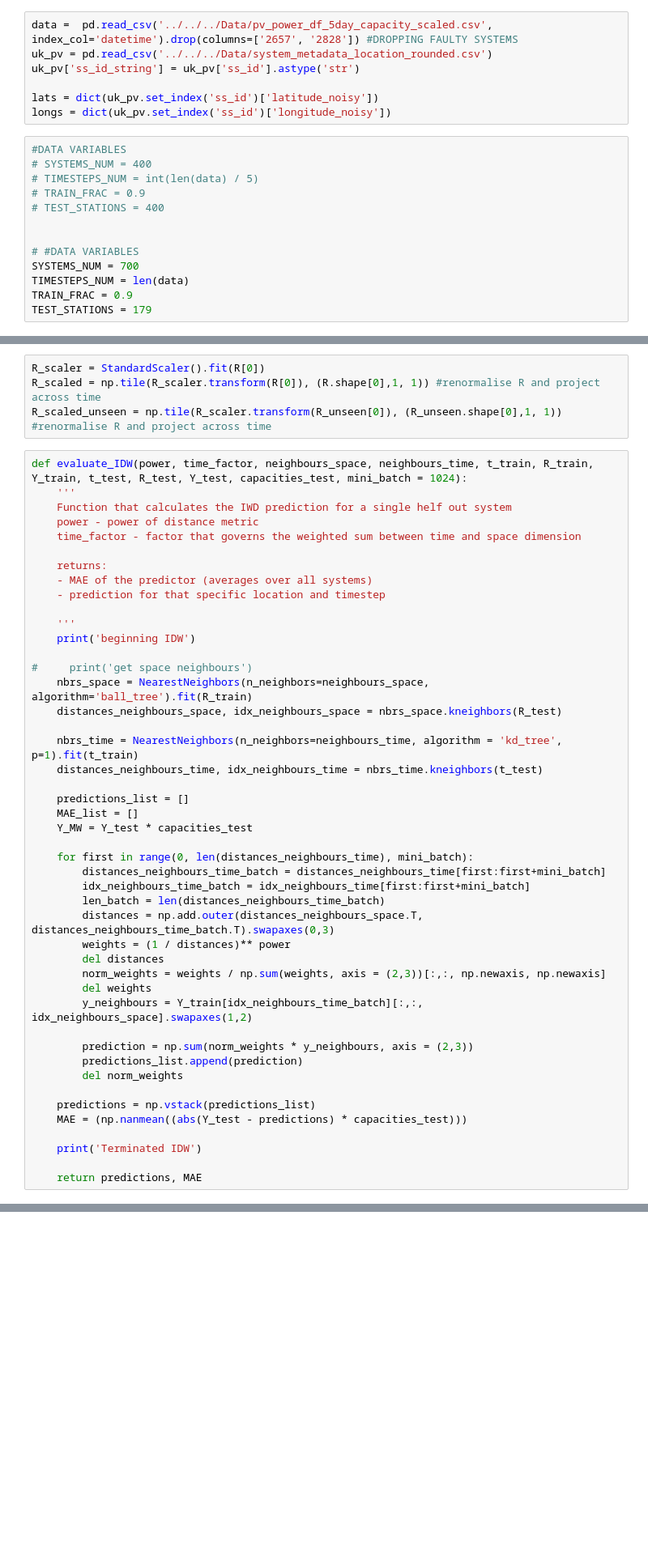
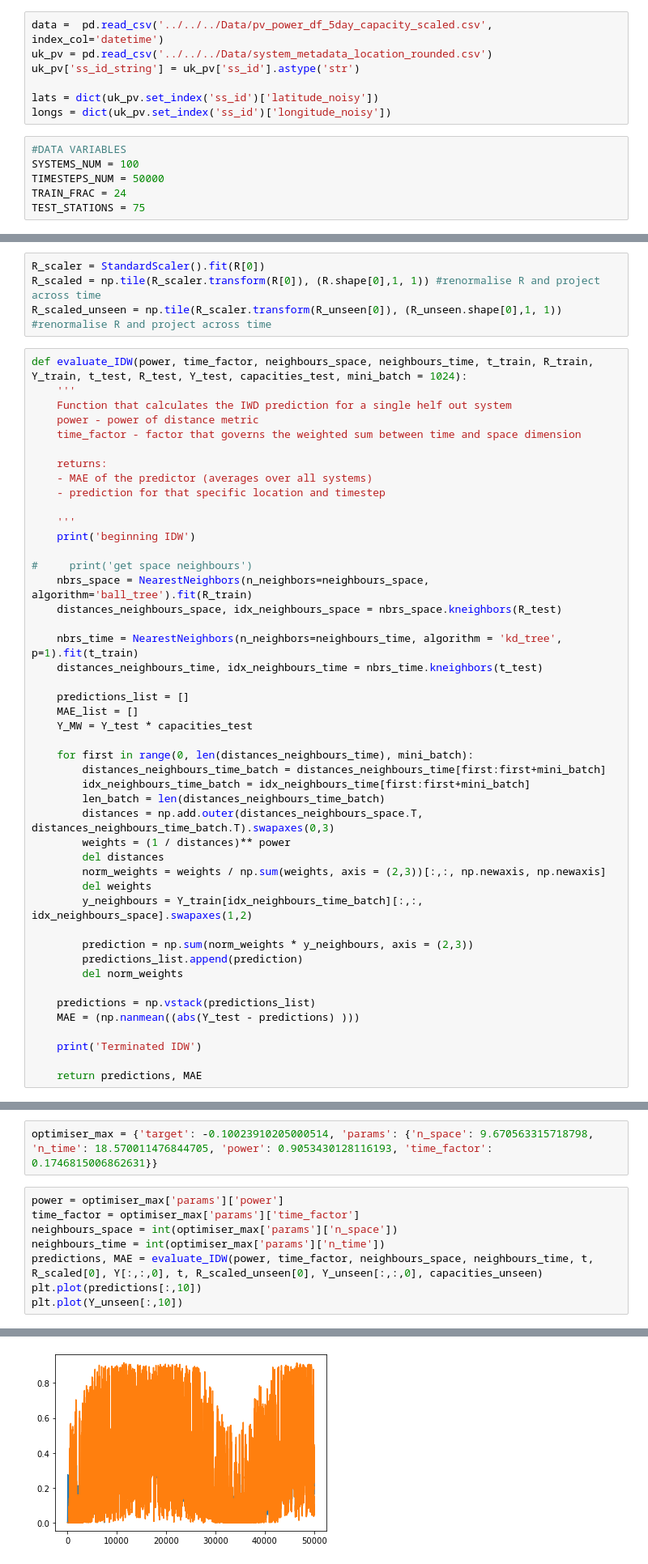
Before and after one commit to SeanNassimiha/CSML-MSc-Project, a Jupyter notebook: Models/side analyses/inverse_distance_weighting.ipynb, the cells around one changed output, grey strips where cells are left out. Shown at 81% size. Cells and saved outputs as stored; diff of their text form; blank space fills up the shorter version.

```diff
--- a/Models/side analyses/inverse_distance_weighting.ipynb
+++ b/Models/side analyses/inverse_distance_weighting.ipynb
@@ -17,5 +20,5 @@ import model_utils as mutils
 # %%
-data =  pd.read_csv('../../../Data/pv_power_df_5day_capacity_scaled.csv', index_col='datetime').drop(columns=['2657', '2828']) #DROPPING FAULTY SYSTEMS
+data =  pd.read_csv('../../../Data/pv_power_df_5day_capacity_scaled.csv', index_col='datetime')
 uk_pv = pd.read_csv('../../../Data/system_metadata_location_rounded.csv')
 uk_pv['ss_id_string'] = uk_pv['ss_id'].astype('str')
 
@@ -23,17 +26,10 @@ lats = dict(uk_pv.set_index('ss_id')['latitude_noisy'])
 longs = dict(uk_pv.set_index('ss_id')['longitude_noisy'])
 # %%
 #DATA VARIABLES
-# SYSTEMS_NUM = 400
-# TIMESTEPS_NUM = int(len(data) / 5)
-# TRAIN_FRAC = 0.9
-# TEST_STATIONS = 400
-
-
-# #DATA VARIABLES
-SYSTEMS_NUM = 700
-TIMESTEPS_NUM = len(data)
-TRAIN_FRAC = 0.9
-TEST_STATIONS = 179
+SYSTEMS_NUM = 100
+TIMESTEPS_NUM = 50000
+TRAIN_FRAC = 24
+TEST_STATIONS = 75
 # %%
 #TRAIN
 data_multiple = data.iloc[:, :SYSTEMS_NUM][:TIMESTEPS_NUM].reset_index()
@@ -101,7 +96,7 @@ def evaluate_IDW(power, time_factor, neighbours_space, neighbours_time, t_train,
         del norm_weights
 
     predictions = np.vstack(predictions_list)
-    MAE = (np.nanmean((abs(Y_test - predictions) * capacities_test)))
+    MAE = (np.nanmean((abs(Y_test - predictions) )))
 
     print('Terminated IDW')
 
@@ -182,0 +157,11 @@ final result {'target': -398.15493713989815, 'params': {'n_space': 12.1054106684
+# %%
+optimiser_max = {'target': -0.10023910205000514, 'params': {'n_space': 9.670563315718798, 'n_time': 18.570011476844705, 'power': 0.9053430128116193, 'time_factor': 0.1746815006862631}}
+# %%
+power = optimiser_max['params']['power']
+time_factor = optimiser_max['params']['time_factor']
+neighbours_space = int(optimiser_max['params']['n_space'])
+neighbours_time = int(optimiser_max['params']['n_time'])
+predictions, MAE = evaluate_IDW(power, time_factor, neighbours_space, neighbours_time, t, R_scaled[0], Y[:,:,0], t, R_scaled_unseen[0], Y_unseen[:,:,0], capacities_unseen)
+plt.plot(predictions[:,10])
+plt.plot(Y_unseen[:,10])
+# %% [output]
@@ -182,0 +171 @@ final result {'target': -398.15493713989815, 'params': {'n_space': 12.1054106684
+[figure, added]
```
Also changed, not shown: parts of 7 cells of this notebook, 8 other files.
